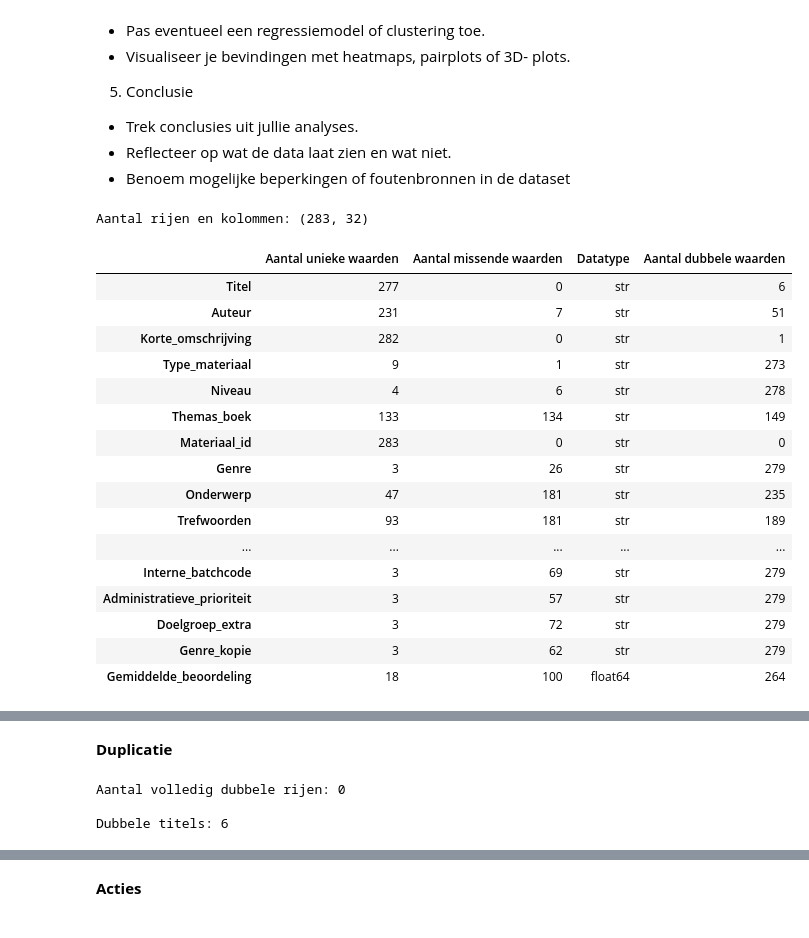
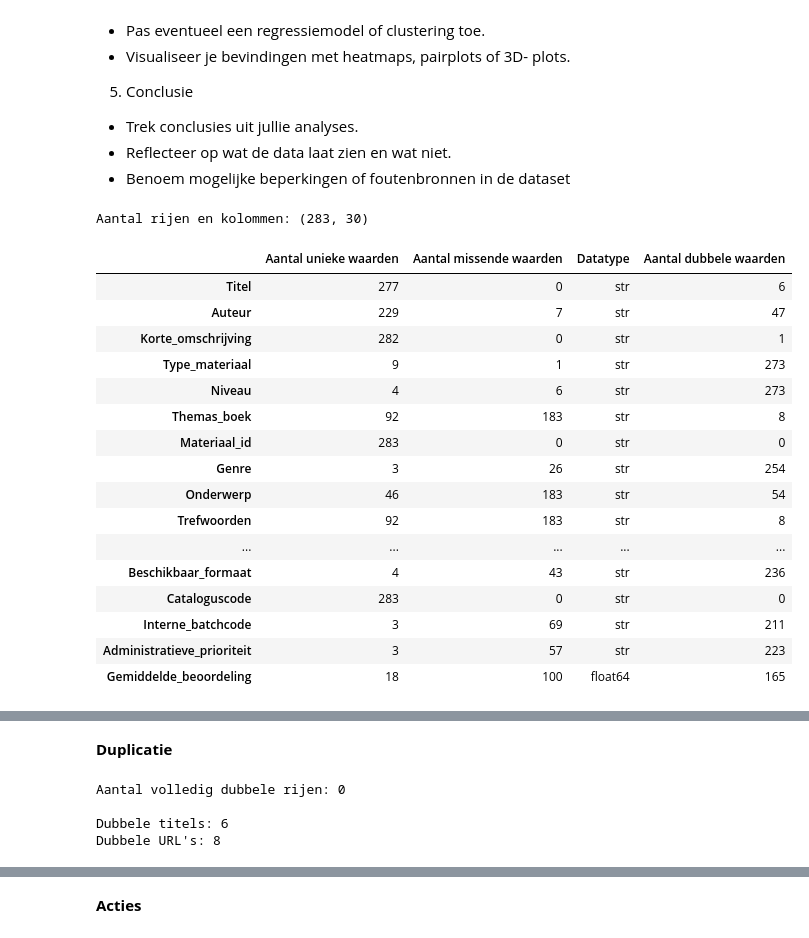
Before and after one commit to NannaLakens1/SE-2.1-2.2-LU2, a Jupyter notebook: lu2_opdrachten/Opdracht_1_DataAnalysis.ipynb, the cells around one changed output, grey strips where cells are left out. Saved outputs shown, nothing was run; the diff lists cells and outputs as text; code cells hidden in the pictures.

```diff
--- a/lu2_opdrachten/Opdracht_1_DataAnalysis.ipynb
+++ b/lu2_opdrachten/Opdracht_1_DataAnalysis.ipynb
@@ -51,35 +51,35 @@ lm = pd.read_csv('../lu2_datasets/Leescatalogus_Leesmateriaal.csv', sep=';')
 # %%
 # aantal unieke en missende waarden en datatypes
 print("Aantal rijen en kolommen:", lm.shape)
 overzicht = pd.DataFrame({
     "Aantal unieke waarden": lm.nunique(),
     "Aantal missende waarden": lm.isna().sum(),
     "Datatype": lm.dtypes,
     "Aantal dubbele waarden": lm.apply(
-        lambda kolom: kolom.duplicated().sum()
+        lambda kolom: kolom.dropna().duplicated().sum()
     )
 })
 
 display(overzicht)
 # %% [output]
-Aantal rijen en kolommen: (283, 32)
+Aantal rijen en kolommen: (283, 30)
 |  | Aantal unieke waarden | Aantal missende waarden | Datatype | Aantal dubbele waarden |
 | Titel | 277 | 0 | str | 6 |
-| Auteur | 231 | 7 | str | 51 |
+| Auteur | 229 | 7 | str | 47 |
 | Korte_omschrijving | 282 | 0 | str | 1 |
 | Type_materiaal | 9 | 1 | str | 273 |
-| Niveau | 4 | 6 | str | 278 |
-| Themas_boek | 133 | 134 | str | 149 |
+| Niveau | 4 | 6 | str | 273 |
+| Themas_boek | 92 | 183 | str | 8 |
 | Materiaal_id | 283 | 0 | str | 0 |
-| Genre | 3 | 26 | str | 279 |
-| Onderwerp | 47 | 181 | str | 235 |
-| Trefwoorden | 93 | 181 | str | 189 |
+| Genre | 3 | 26 | str | 254 |
+| Onderwerp | 46 | 183 | str | 54 |
+| Trefwoorden | 92 | 183 | str | 8 |
 | ... | ... | ... | ... | ... |
-| Interne_batchcode | 3 | 69 | str | 279 |
-| Administratieve_prioriteit | 3 | 57 | str | 279 |
-| Doelgroep_extra | 3 | 72 | str | 279 |
-| Genre_kopie | 3 | 62 | str | 279 |
-| Gemiddelde_beoordeling | 18 | 100 | float64 | 264 |
+| Beschikbaar_formaat | 4 | 43 | str | 236 |
+| Cataloguscode | 283 | 0 | str | 0 |
+| Interne_batchcode | 3 | 69 | str | 211 |
+| Administratieve_prioriteit | 3 | 57 | str | 223 |
+| Gemiddelde_beoordeling | 18 | 100 | float64 | 165 |
 # %%
 # Voor bepaalde kolommen alle unieke waarden bekijken om zo inconsistenties te vinden.
 kolommen = ["Taal", "Type_materiaal", "Doelgroep", "Interessecluster", "Beschikbaar_formaat", "Administratieve_prioriteit", "Gegevensstatus"]
@@ -106,10 +106,15 @@ display(waarden)
 # %%
 print("\nAantal volledig dubbele rijen:", lm.duplicated().sum())
 print("\nDubbele titels:", lm["Titel"].duplicated().sum())
+print(
+    "Dubbele URL's:",
+    lm.loc[lm["Bron_url"].notna(), "Bron_url"].duplicated().sum()
+)
 # %% [output]
 Aantal volledig dubbele rijen: 0
 
 Dubbele titels: 6
+Dubbele URL's: 8
 # %%
 # dubbele rijen bekijken
 lm[lm["Titel"].duplicated(keep=False)]
```
Also changed, not shown: parts of 13 cells of this notebook.
